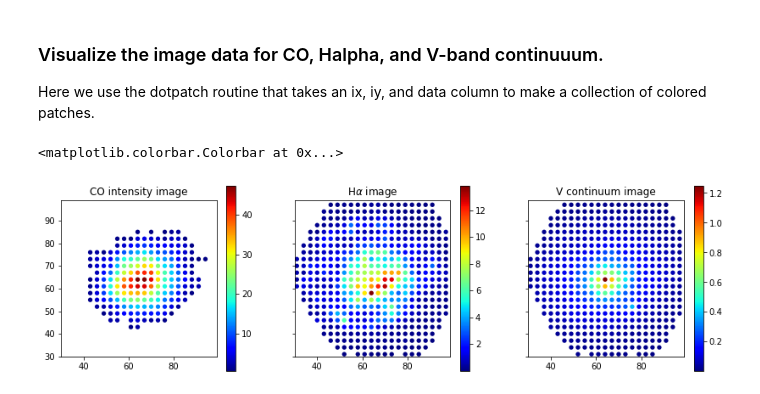
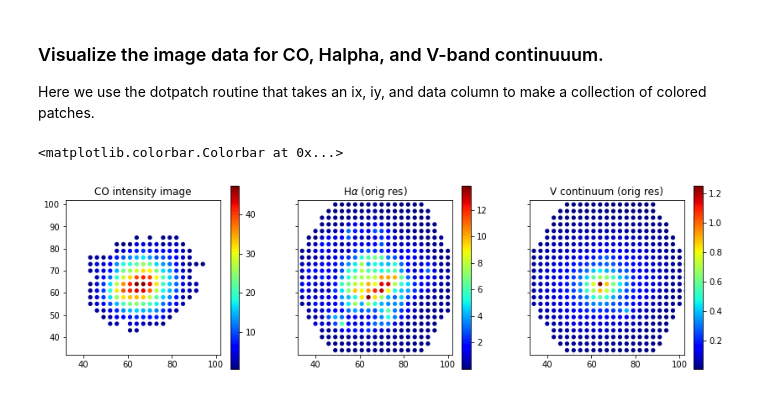
Before and after one commit to tonywong94/edge_pydb, a Jupyter notebook: demo_notebk/Tutorial.ipynb, the cells around one changed output. Drawn from its saved outputs; the diff is of its cells as text; code cells hidden in the pictures.

```diff
--- a/demo_notebk/Tutorial.ipynb
+++ b/demo_notebk/Tutorial.ipynb
@@ -204,27 +204,27 @@ from edge_pydb.plotting import dotpatch
 # %%
 fig, axs = plt.subplots(1,3,figsize=(14,4),sharex=True,sharey=True)
 
 patch, xymin, xymax = dotpatch(cotab['ix'], cotab['iy'], cotab['mom0_12'])
 axs[0].set_title('CO intensity image')
-axs[0].set_xlim([30,99])
-axs[0].set_ylim([30,99])
+axs[0].set_xlim([32,102])
+axs[0].set_ylim([32,102])
 axs[0].add_collection(patch)
 axs[0].set_aspect('equal')
 plt.colorbar(patch, ax=axs[0])
 
 hatab = EdgeTable('NGC4047.pipe3d.hdf5', path='ELINES_rg')
 patch, xymin, xymax = dotpatch(hatab['ix'], hatab['iy'], hatab['Halpha_rg'])
-axs[1].set_title(r'H$\alpha$ image')
+axs[1].set_title(r'H$\alpha$ (orig res)')
 axs[1].add_collection(patch)
 axs[1].set_aspect('equal')
 plt.colorbar(patch, ax=axs[1])
 
 ssptab = EdgeTable('NGC4047.pipe3d.hdf5', path='SSP_rg')
 patch, xymin, xymax = dotpatch(ssptab['ix'], ssptab['iy'], ssptab['Vcont_ssp_rg'])
-axs[2].set_title('V continuum image')
+axs[2].set_title('V continuum (orig res)')
 axs[2].add_collection(patch)
 axs[2].set_aspect('equal')
 plt.colorbar(patch, ax=axs[2])
 # %% [output]
 <matplotlib.colorbar.Colorbar at 0x...>
-[figure, old version]
+[figure, new version]
```
Also changed, not shown: parts of 1 cell of this notebook, 5 other files.
